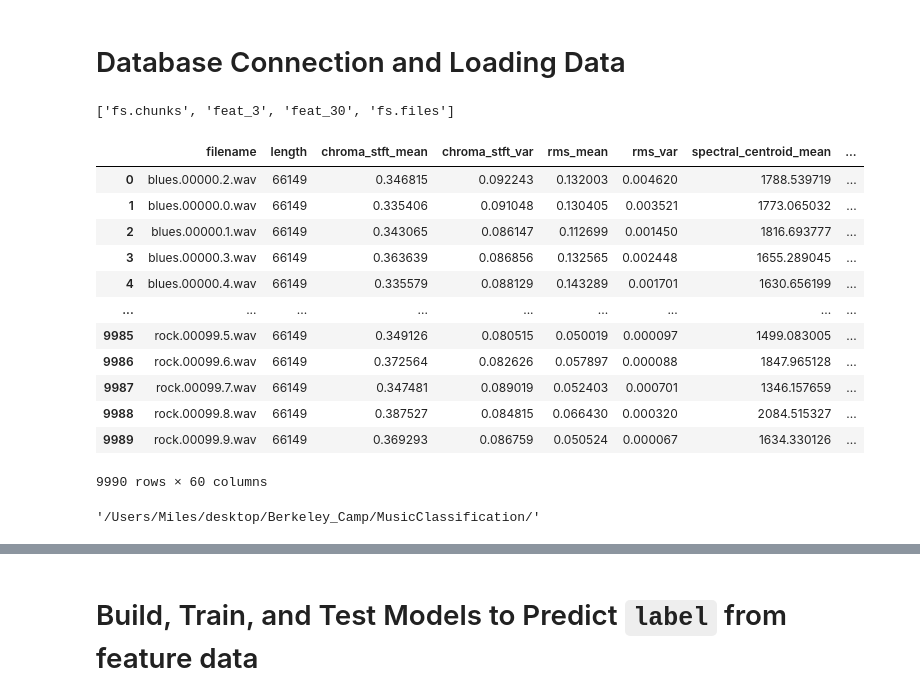
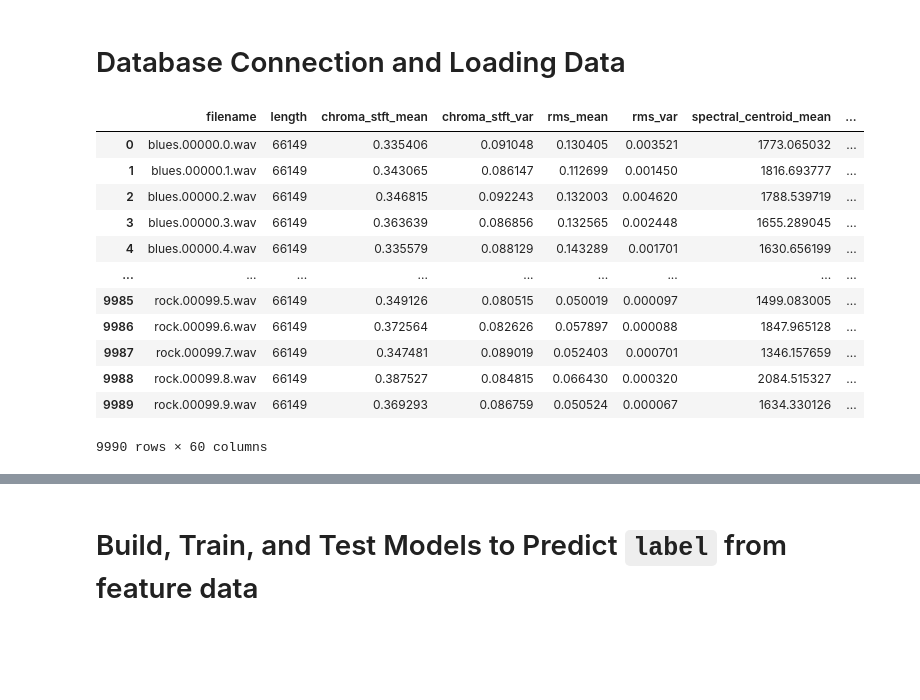
Before and after one commit to tlin41390/MusicClassification, a Jupyter notebook: MusicClassification.ipynb, the cells around one changed output, grey strips where cells are left out. Drawn from its saved outputs; the diff is of its cells as text; code cells hidden in the pictures; blank space fills up the shorter version.

```diff
--- a/MusicClassification.ipynb
+++ b/MusicClassification.ipynb
@@ -24,24 +27,19 @@ import matplotlib.pyplot as plt
 # Establish mongo instance and get Music database
 client = pymongo.MongoClient('localhost')
 db = client['Music_db']
-db.list_collection_names()
-# %% [output]
-['fs.chunks', 'feat_3', 'feat_30', 'fs.files']
 # %%
 # Select 'features_3_sec' collection, and read in as pandas DataFrame
 collection = db['feat_3'].find()
 features_3_df = pd.DataFrame(list(collection))
 
 # Drop mongo generated hash-code id column
 features_3_df = features_3_df.drop(columns = ["_id"])
 features_3_df
-features_df = features_3_df
-features_df
 # %% [output]
 |  | filename | length | chroma_stft_mean | chroma_stft_var | rms_mean | rms_var | spectral_centroid_mean | ... |
-| 0 | blues.00000.2.wav | 66149 | 0.346815 | 0.092243 | 0.132003 | 0.004620 | 1788.539719 | ... |
-| 1 | blues.00000.0.wav | 66149 | 0.335406 | 0.091048 | 0.130405 | 0.003521 | 1773.065032 | ... |
-| 2 | blues.00000.1.wav | 66149 | 0.343065 | 0.086147 | 0.112699 | 0.001450 | 1816.693777 | ... |
+| 0 | blues.00000.0.wav | 66149 | 0.335406 | 0.091048 | 0.130405 | 0.003521 | 1773.065032 | ... |
+| 1 | blues.00000.1.wav | 66149 | 0.343065 | 0.086147 | 0.112699 | 0.001450 | 1816.693777 | ... |
+| 2 | blues.00000.2.wav | 66149 | 0.346815 | 0.092243 | 0.132003 | 0.004620 | 1788.539719 | ... |
 | 3 | blues.00000.3.wav | 66149 | 0.363639 | 0.086856 | 0.132565 | 0.002448 | 1655.289045 | ... |
 | 4 | blues.00000.4.wav | 66149 | 0.335579 | 0.088129 | 0.143289 | 0.001701 | 1630.656199 | ... |
 | ... | ... | ... | ... | ... | ... | ... | ... | ... |
@@ -54,9 +52,6 @@ features_df
 # %%
 cwd_bytes = subprocess.check_output("pwd")
 cwd = cwd_bytes.decode("utf-8").rstrip("\n") + "/"
-cwd
-# %% [output]
-'/Users/Miles/desktop/Berkeley_Camp/MusicClassification/'
 # %%
 # identify path for images
 images_path = "Data/images_original/"
```
Also changed, not shown: parts of 30 cells of this notebook, 1 other file.
